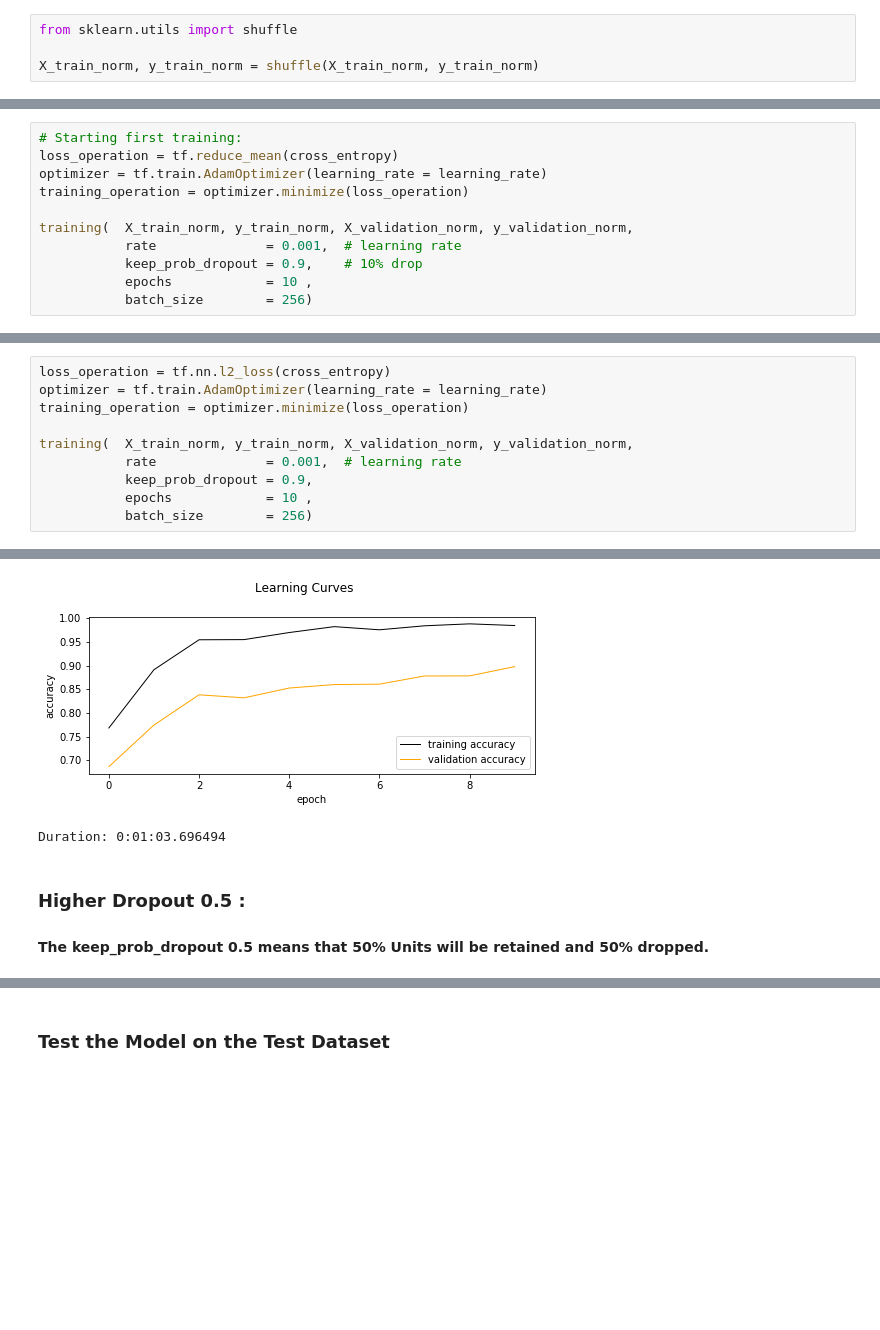
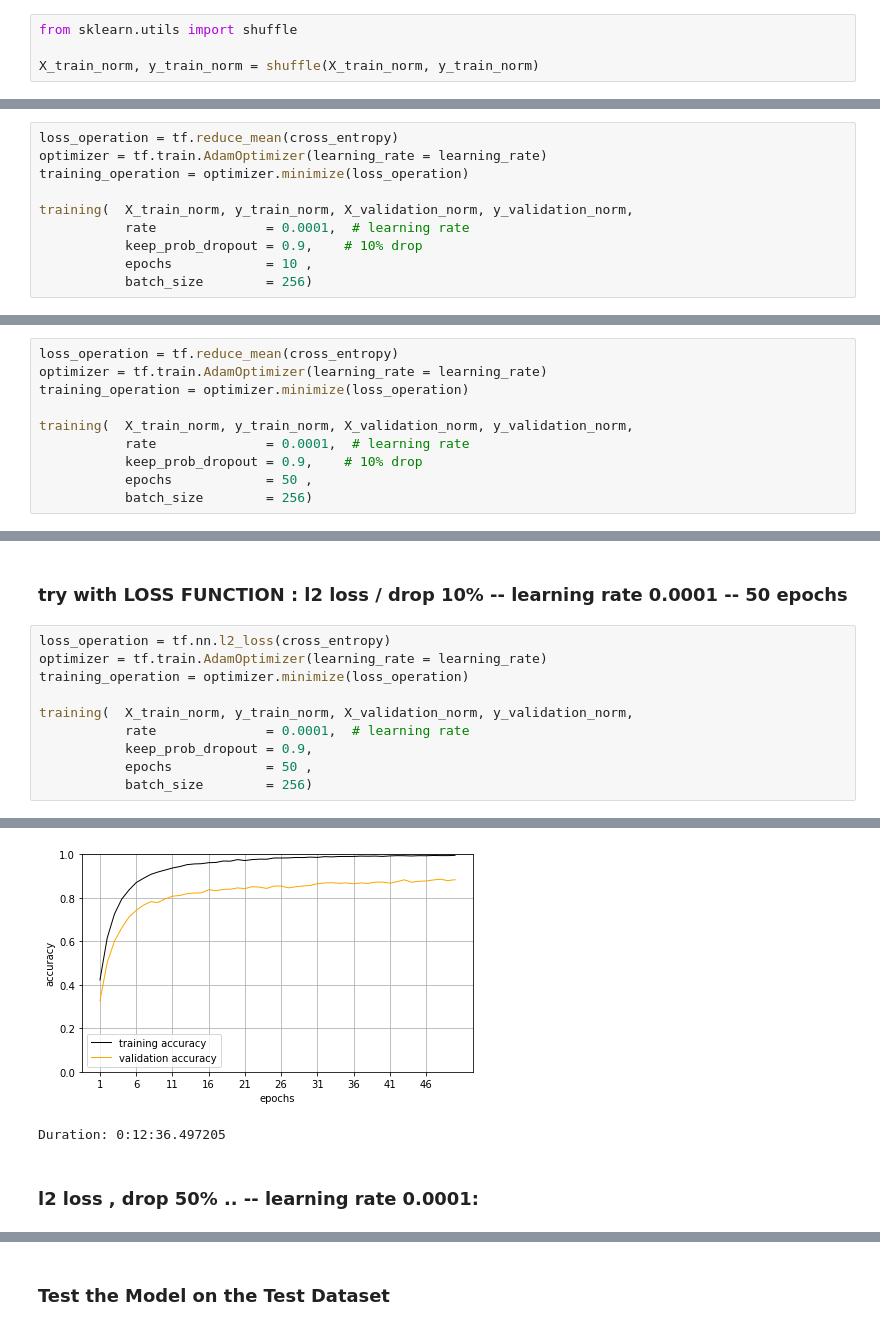
Before and after one commit to cristianku/CarND-Traffic-Sign-Classifier-Project, a Jupyter notebook: Traffic_Sign_Classifier.ipynb, the cells around one changed output, grey strips where cells are left out. Saved outputs shown, nothing was run; the diff lists cells and outputs as text; blank space fills up the shorter version.

```diff
--- a/Traffic_Sign_Classifier.ipynb
+++ b/Traffic_Sign_Classifier.ipynb
@@ -464,11 +470,10 @@ def training( X_train, y_train, X_validation, y_validation, rate, keep_prob_drop
 # %%
-# Starting first training:
 loss_operation = tf.reduce_mean(cross_entropy)
 optimizer = tf.train.AdamOptimizer(learning_rate = learning_rate)
 training_operation = optimizer.minimize(loss_operation)
 
 training(  X_train_norm, y_train_norm, X_validation_norm, y_validation_norm,
-           rate              = 0.001,  # learning rate
+           rate              = 0.0001,  # learning rate
            keep_prob_dropout = 0.9,    # 10% drop
            epochs            = 10 ,
            batch_size        = 256)
@@ -484,0 +489,10 @@ Duration: 0:01:04.403959
+# %%
+loss_operation = tf.reduce_mean(cross_entropy)
+optimizer = tf.train.AdamOptimizer(learning_rate = learning_rate)
+training_operation = optimizer.minimize(loss_operation)
+
+training(  X_train_norm, y_train_norm, X_validation_norm, y_validation_norm,
+           rate              = 0.0001,  # learning rate
+           keep_prob_dropout = 0.9,    # 10% drop
+           epochs            = 50 ,
+           batch_size        = 256)
@@ -485,11 +510,13 @@ Duration: 0:01:04.403959
+# %% [markdown]
+### try with LOSS FUNCTION : l2 loss / drop 10%  -- learning rate 0.0001 -- 50 epochs
 # %%
 loss_operation = tf.nn.l2_loss(cross_entropy)
 optimizer = tf.train.AdamOptimizer(learning_rate = learning_rate)
 training_operation = optimizer.minimize(loss_operation)
 
 training(  X_train_norm, y_train_norm, X_validation_norm, y_validation_norm,
-           rate              = 0.001,  # learning rate
+           rate              = 0.0001,  # learning rate
            keep_prob_dropout = 0.9,
-           epochs            = 10 ,
+           epochs            = 50 ,
            batch_size        = 256)
 # %% [output]
@@ -499,9 +530,8 @@ EPOCH 10 ...  Training  ( Loss= 8.778, Acc= 0.984 )   Validation ( Loss= 159.360
 Model saved
-[figure, old version]
+[figure, new version]
-Duration: 0:01:03.696494
+Duration: 0:12:36.497205
-# %% [markdown]
-### Higher Dropout 0.5 :
-#### The keep_prob_dropout 0.5 means that 50% Units will be retained and 50% dropped.
+# %% [markdown]
+### l2 loss , drop 50% .. -- learning rate 0.0001:
 # %%
 loss_operation = tf.nn.l2_loss(cross_entropy)
 optimizer = tf.train.AdamOptimizer(learning_rate = learning_rate)
```
Also changed, not shown: parts of 30 cells of this notebook.
